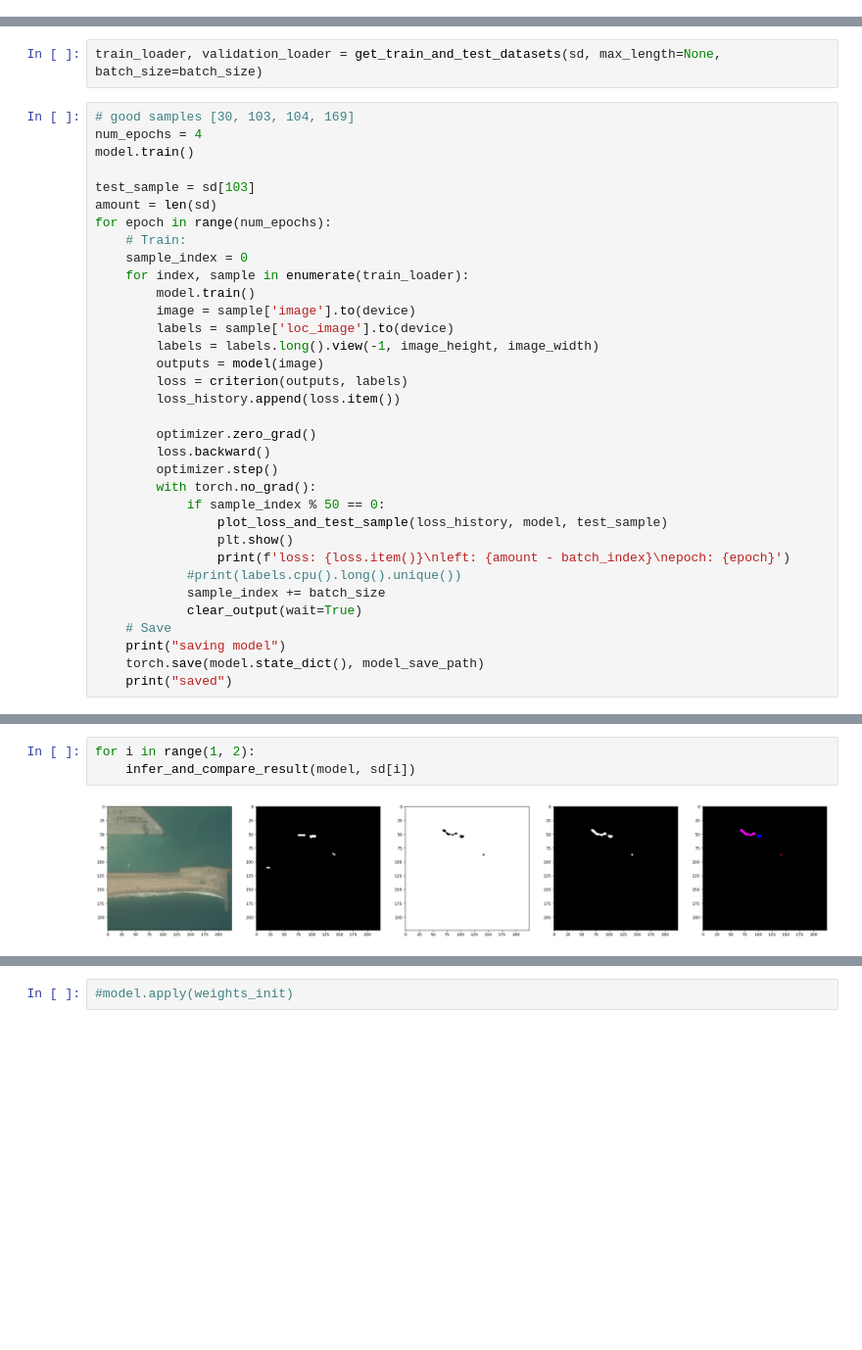
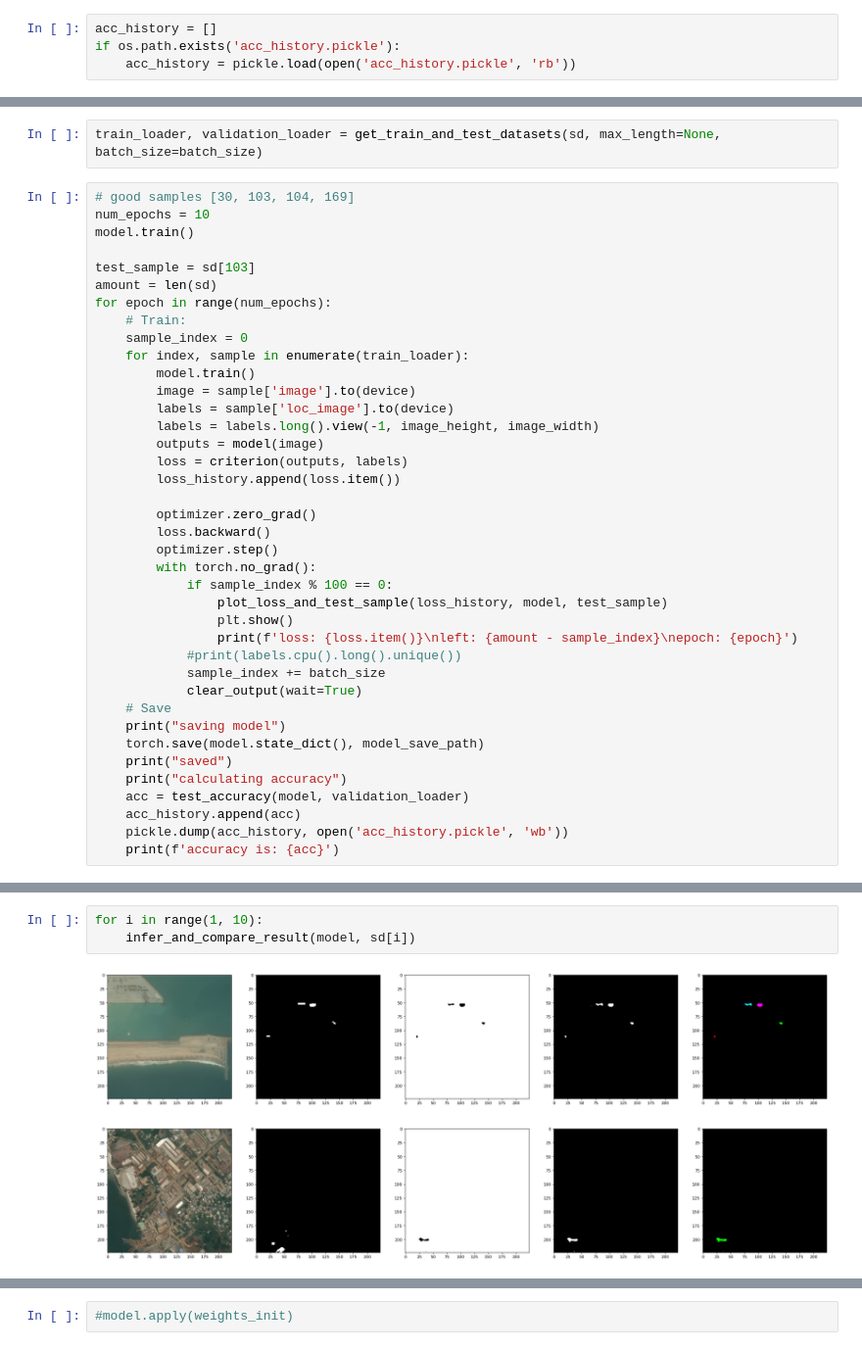
Before and after one commit to tetolab/shipdet, a Jupyter notebook: shipdet.ipynb, the cells around one changed output, grey strips where cells are left out. Shown at 98% size. Saved outputs shown, nothing was run; the diff lists cells and outputs as text; blank space fills up the shorter version.

```diff
--- a/shipdet.ipynb
+++ b/shipdet.ipynb
@@ -177,6 +215,10 @@ criterion = torch.nn.CrossEntropyLoss(torch.tensor([0.45, 0.55]).to(device))
 # criterion = torch.nn.MSELoss()
 # %%
 loss_history = list()
+# %%
+acc_history = []
+if os.path.exists('acc_history.pickle'):
+    acc_history = pickle.load(open('acc_history.pickle', 'rb'))
 # %%
 sd = ShipData(image_width, image_height, use_cache=False)
 # %% [output]
@@ -186,7 +228,7 @@ loaded shipdict.pickle, delete file to regenerate
 train_loader, validation_loader = get_train_and_test_datasets(sd, max_length=None, batch_size=batch_size)
 # %%
 # good samples [30, 103, 104, 169]
-num_epochs = 4
+num_epochs = 10
 model.train()
 
 test_sample = sd[103]
@@ -207,10 +249,10 @@ for epoch in range(num_epochs):
         loss.backward()
         optimizer.step()
         with torch.no_grad():
-            if sample_index % 50 == 0:
+            if sample_index % 100 == 0:
                 plot_loss_and_test_sample(loss_history, model, test_sample)
                 plt.show()
-                print(f'loss: {loss.item()}\nleft: {amount - batch_index}\nepoch: {epoch}')
+                print(f'loss: {loss.item()}\nleft: {amount - sample_index}\nepoch: {epoch}')
             #print(labels.cpu().long().unique())
             sample_index += batch_size
             clear_output(wait=True)
@@ -218,6 +260,11 @@ for epoch in range(num_epochs):
     print("saving model")
     torch.save(model.state_dict(), model_save_path)
     print("saved")
+    print("calculating accuracy")
+    acc = test_accuracy(model, validation_loader)
+    acc_history.append(acc)
+    pickle.dump(acc_history, open('acc_history.pickle', 'wb'))
+    print(f'accuracy is: {acc}')
 # %% [output]
 saving model
 saved
@@ -282,5 +277,6 @@ accuracy: 0.76478230416852
 # %%
-for i in range(1, 2):
+for i in range(1, 10):
     infer_and_compare_result(model, sd[i])
 # %% [output]
-[figure, old version]
+[figure, new version]
+[figure, added]
```
Also changed, not shown: parts of 13 cells of this notebook, 3 other files.
